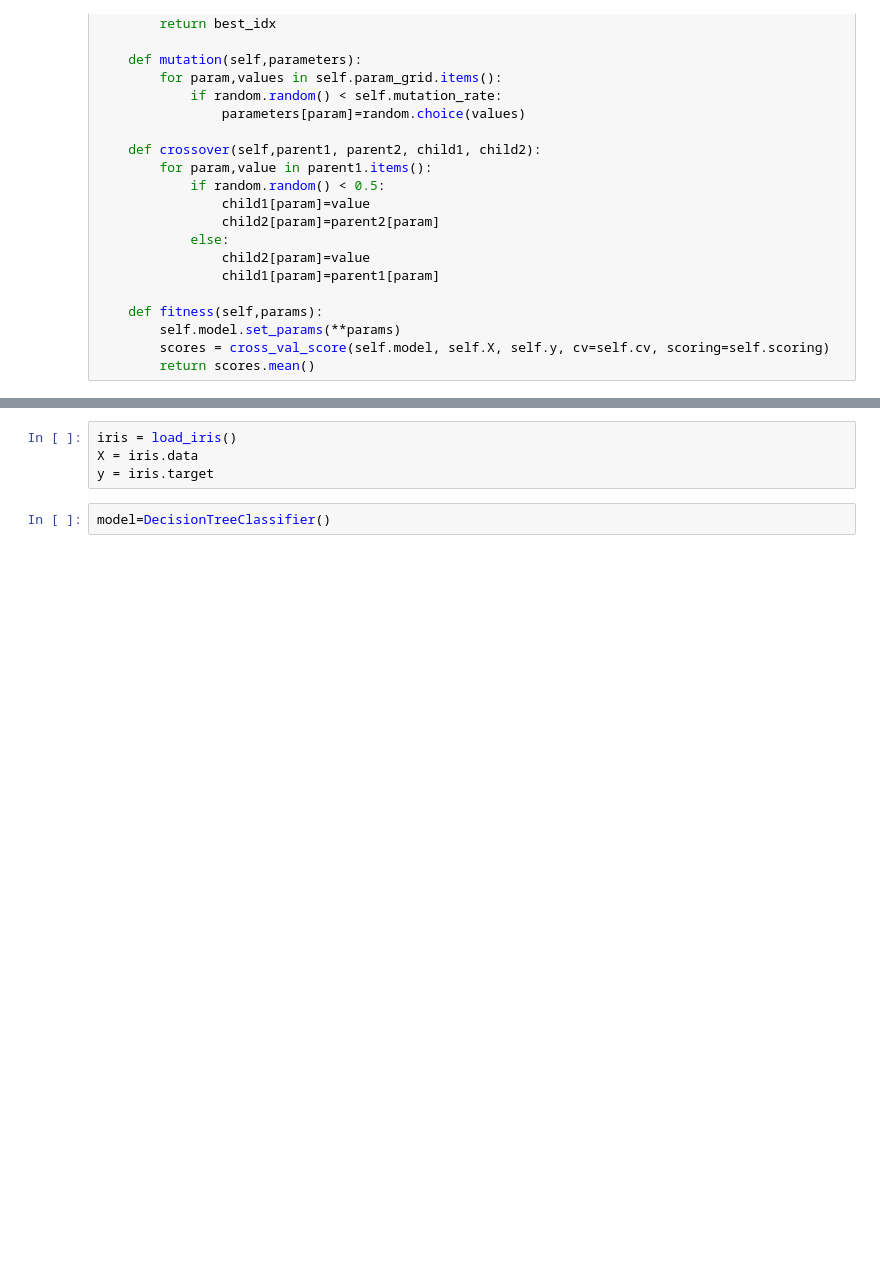
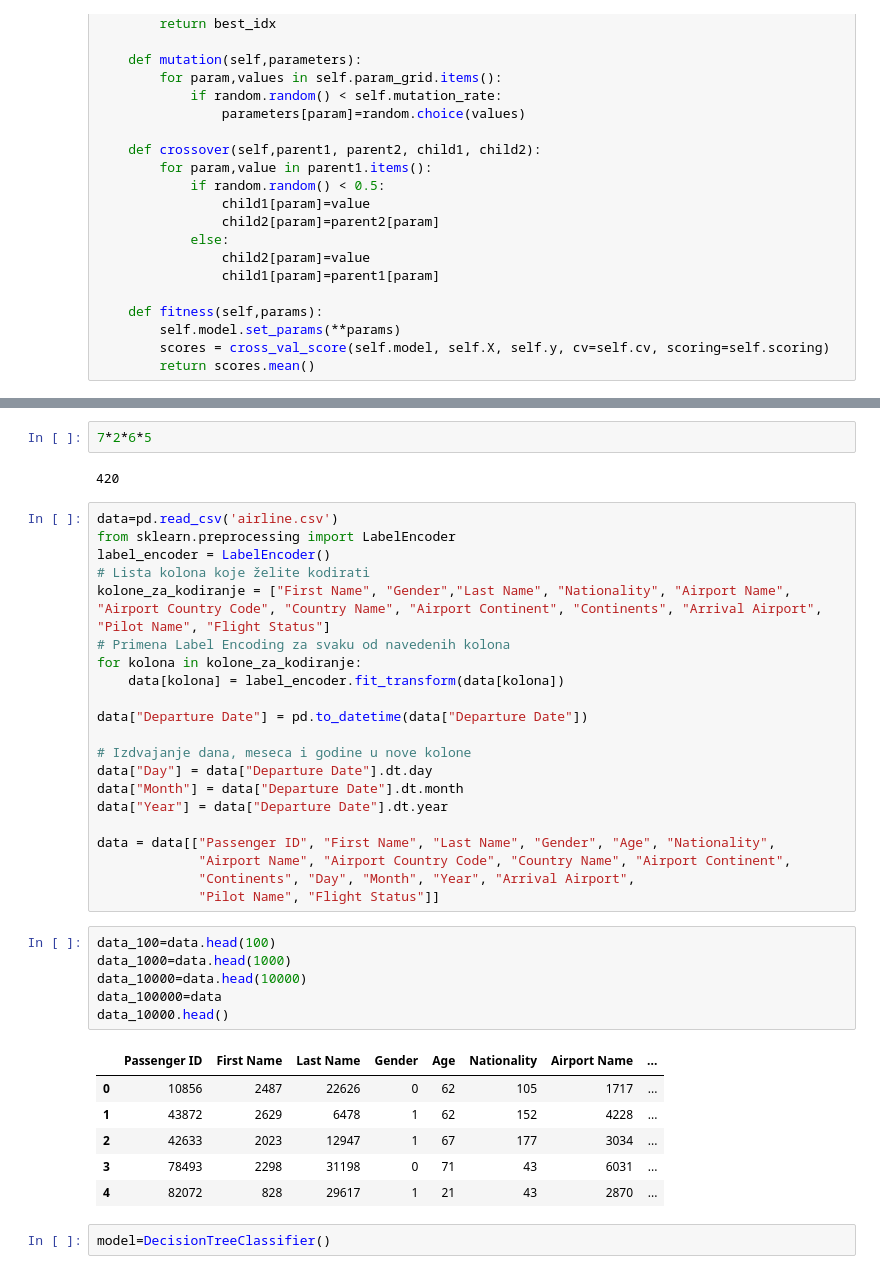
Before and after one commit to vasatodorovic/HyperparameterOptimization, a Jupyter notebook: GASearchCV.ipynb, the cells around one changed output, grey strips where cells are left out. Saved outputs shown, nothing was run; the diff lists cells and outputs as text; blank space fills up the shorter version.

```diff
--- a/GASearchCV.ipynb
+++ b/GASearchCV.ipynb
@@ -104,6 +130,40 @@ param_grid={
+# %%
+7*2*6*5
+# %% [output]
+420
 # %%
-iris = load_iris()
-X = iris.data
-y = iris.target
+data=pd.read_csv('airline.csv')
+from sklearn.preprocessing import LabelEncoder
+label_encoder = LabelEncoder()
+# Lista kolona koje želite kodirati
+kolone_za_kodiranje = ["First Name", "Gender","Last Name", "Nationality", "Airport Name", "Airport Country Code", "Country Name", "Airport Continent", "Continents", "Arrival Airport", "Pilot Name", "Flight Status"]
+# Primena Label Encoding za svaku od navedenih kolona
+for kolona in kolone_za_kodiranje:
+    data[kolona] = label_encoder.fit_transform(data[kolona])
+
+data["Departure Date"] = pd.to_datetime(data["Departure Date"])
+
+# Izdvajanje dana, meseca i godine u nove kolone
+data["Day"] = data["Departure Date"].dt.day
+data["Month"] = data["Departure Date"].dt.month
+data["Year"] = data["Departure Date"].dt.year
+
+data = data[["Passenger ID", "First Name", "Last Name", "Gender", "Age", "Nationality",
+             "Airport Name", "Airport Country Code", "Country Name", "Airport Continent",
+             "Continents", "Day", "Month", "Year", "Arrival Airport",
+             "Pilot Name", "Flight Status"]]
+# %%
+data_100=data.head(100)
+data_1000=data.head(1000)
+data_10000=data.head(10000)
+data_100000=data
+data_10000.head()
+# %% [output]
+|  | Passenger ID | First Name | Last Name | Gender | Age | Nationality | Airport Name | ... |
+| 0 | 10856 | 2487 | 22626 | 0 | 62 | 105 | 1717 | ... |
+| 1 | 43872 | 2629 | 6478 | 1 | 62 | 152 | 4228 | ... |
+| 2 | 42633 | 2023 | 12947 | 1 | 67 | 177 | 3034 | ... |
+| 3 | 78493 | 2298 | 31198 | 0 | 71 | 43 | 6031 | ... |
+| 4 | 82072 | 828 | 29617 | 1 | 21 | 43 | 2870 | ... |
 # %%
 model=DecisionTreeClassifier()
```
Also changed, not shown: parts of 15 cells of this notebook, 4 other files.
